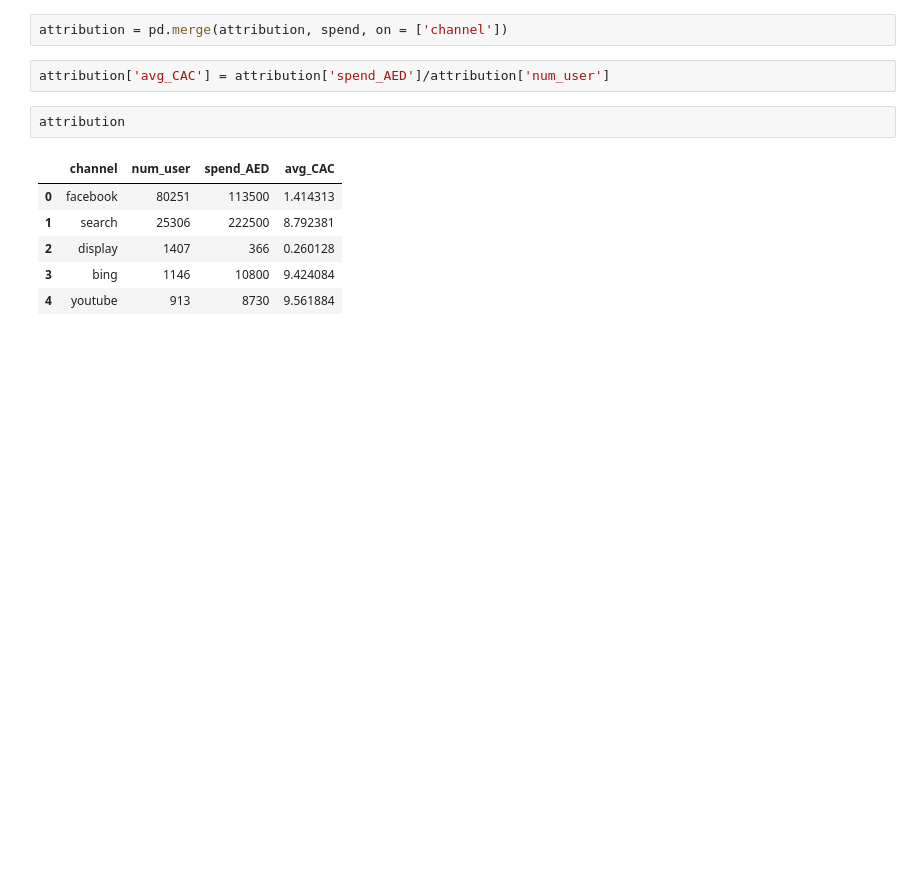
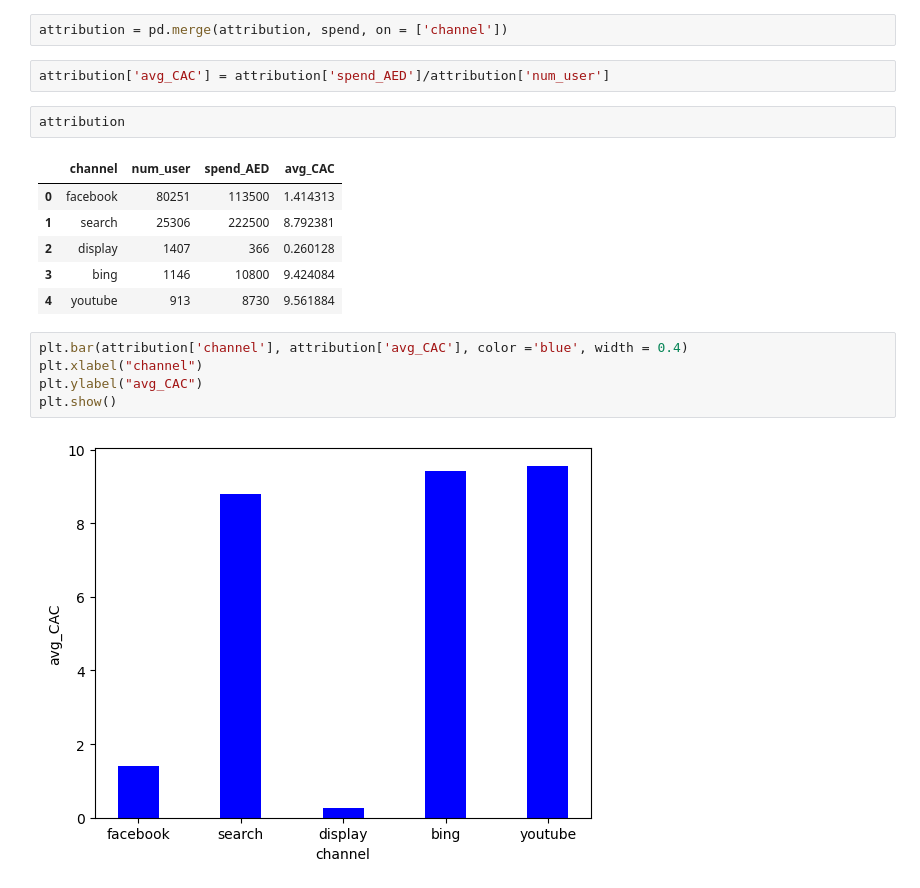
Before and after one commit to IANFAN9976/Final-Project, a Jupyter notebook: Final Project.ipynb, the cells around one changed output. Saved outputs shown, nothing was run; the diff lists cells and outputs as text; blank space fills up the shorter version.

```diff
--- a/Final Project.ipynb
+++ b/Final Project.ipynb
@@ -190,3 +190,10 @@ attribution
 | 2 | display | 1407 | 366 | 0.260128 |
 | 3 | bing | 1146 | 10800 | 9.424084 |
 | 4 | youtube | 913 | 8730 | 9.561884 |
+# %%
+plt.bar(attribution['channel'], attribution['avg_CAC'], color ='blue', width = 0.4)
+plt.xlabel("channel")
+plt.ylabel("avg_CAC")
+plt.show()
+# %% [output]
+[figure, added]
```
Also changed, not shown: parts of 1 cell of this notebook.
